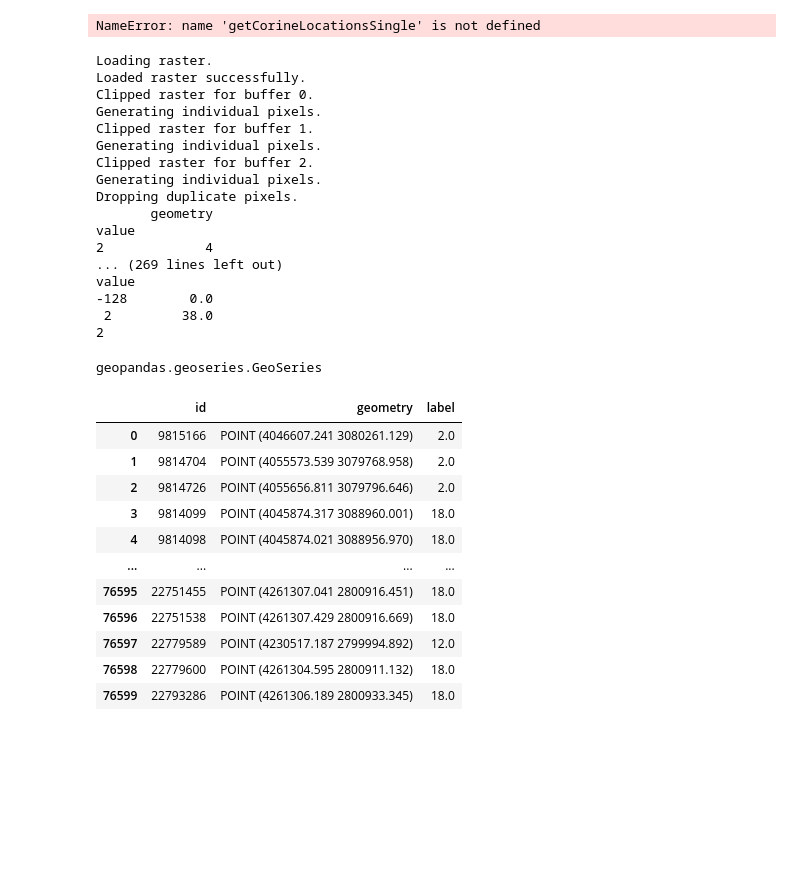
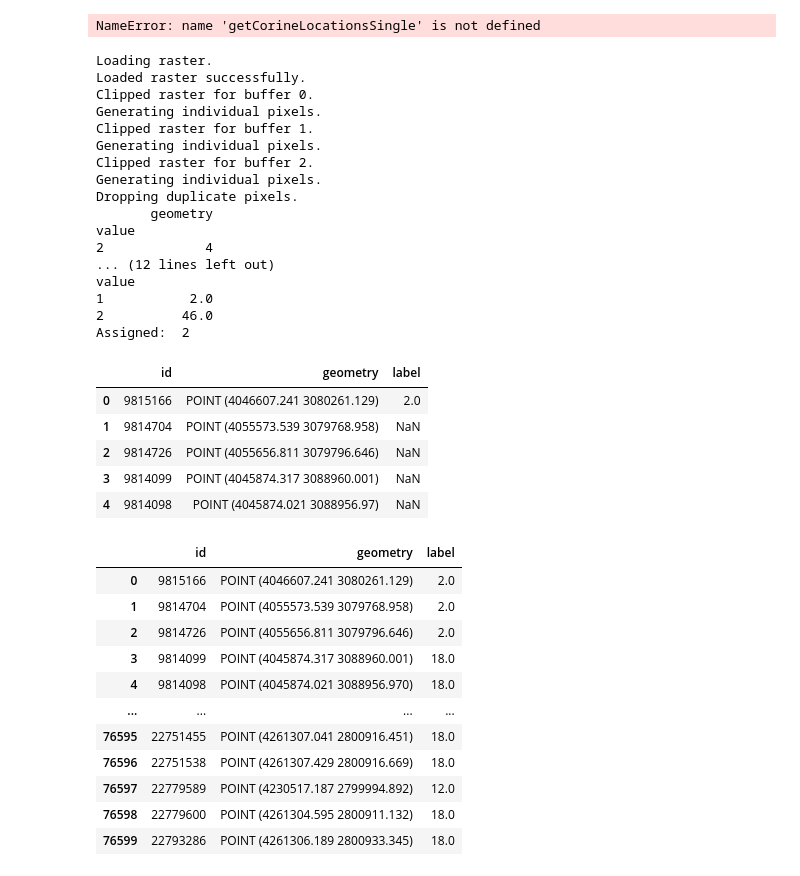
Before and after one commit to mfherrm/BioOTon, a Jupyter notebook: CORINE.ipynb, the cells around one changed output. Drawn from its saved outputs; the diff is of its cells as text; code cells hidden in the pictures; blank space fills up the shorter version.

```diff
--- a/CORINE.ipynb
+++ b/CORINE.ipynb
@@ -546,7 +546,7 @@ with rasterio.open(raster_file) as tif:
 
     points["label"] = np.nan
 
-    for idx, content in points[:10].iterrows():
+    for idx, content in points[:1].iterrows():
 
         geo_dfs = []
 
@@ -644,7 +644,7 @@ with rasterio.open(raster_file) as tif:
             joined_df = frame.join(dbf_df, on = "value")
 
             # Get only intersecting pixels
-            intersection_result = joined_df.intersects(buffer.unary_union)
+            intersection_result = joined_df.intersects(buffer.union_all())
 
             filtered_dfs.append(joined_df[intersection_result])
 
@@ -672,7 +672,7 @@ with rasterio.open(raster_file) as tif:
         weighted_class = weighted_frame.idxmax().item()
 
 
-        print(weighted_class)
+        print("Assigned: ",weighted_class)
 
         points.loc[points.index==idx, 'label'] = weighted_class
 # %% [output]
@@ -688,15 +688,20 @@ Dropping duplicate pixels.
        geometry
 value
 2             4
-... (269 lines left out)
+... (12 lines left out)
 value
--128        0.0
- 2         38.0
-2
+1           2.0
+2          46.0
+Assigned:  2
-# %%
-type(buffer)
-# %% [output]
-geopandas.geoseries.GeoSeries
+# %%
+points.head()
+# %% [output]
+|  | id | geometry | label |
+| 0 | 9815166 | POINT (4046607.241 3080261.129) | 2.0 |
+| 1 | 9814704 | POINT (4055573.539 3079768.958) | NaN |
+| 2 | 9814726 | POINT (4055656.811 3079796.646) | NaN |
+| 3 | 9814099 | POINT (4045874.317 3088960.001) | NaN |
+| 4 | 9814098 | POINT (4045874.021 3088956.97) | NaN |
 # %%
 points.to_parquet("points.parquet")
 # %%
```
Also changed, not shown: parts of 5 cells of this notebook.
